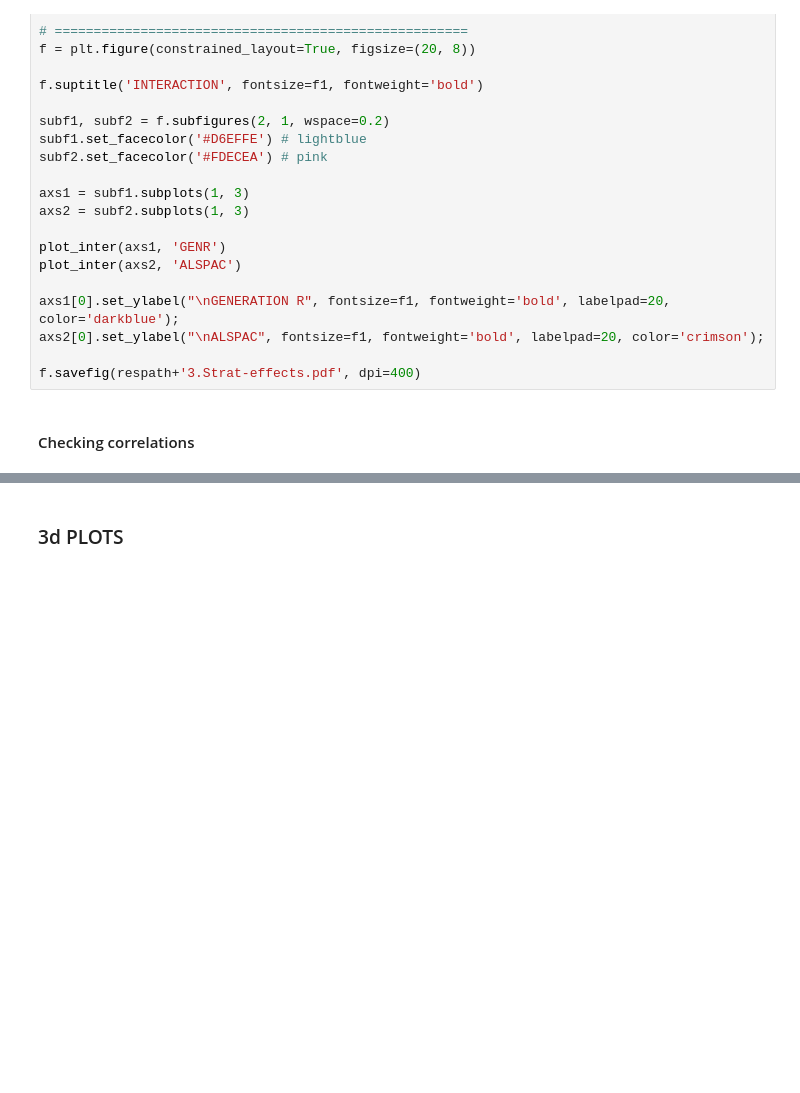
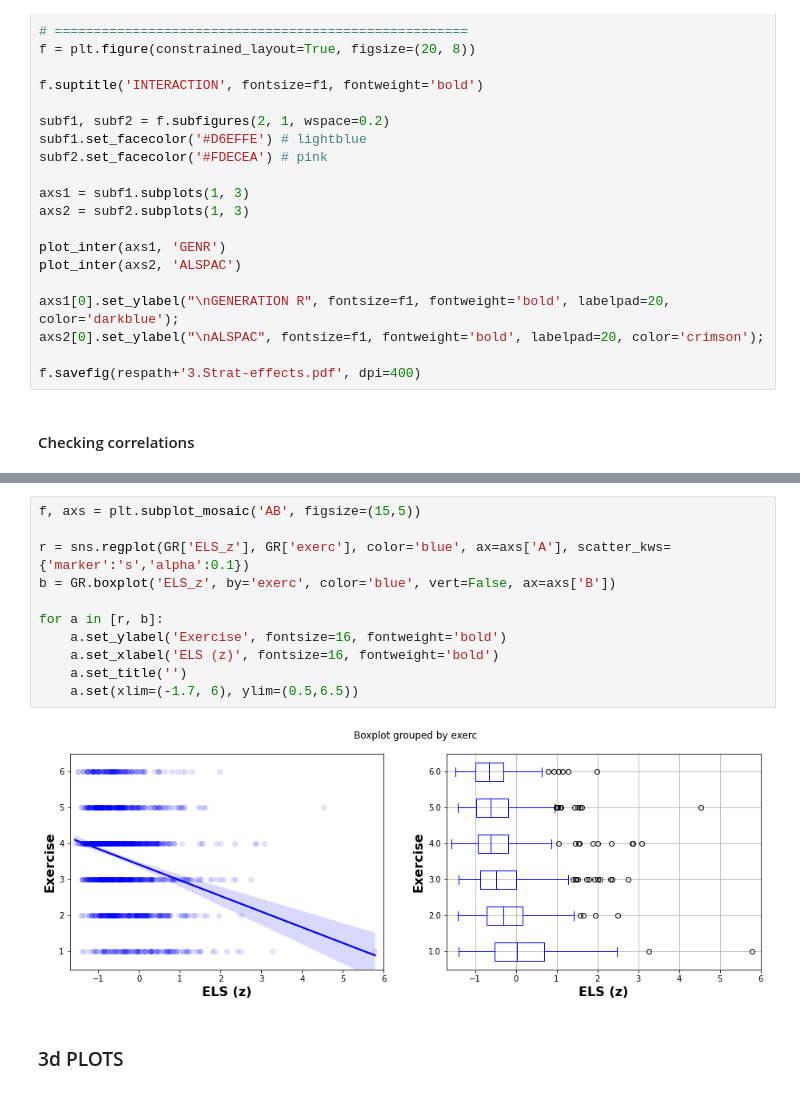
Before and after one commit to SereDef/lifestyle-moderators-project, a Jupyter notebook: Figures.ipynb, the cells around one changed output, grey strips where cells are left out. Drawn from its saved outputs; the diff is of its cells as text; blank space fills up the shorter version.

```diff
--- a/Figures.ipynb
+++ b/Figures.ipynb
@@ -556,3 +649,16 @@ sns.regplot(GR['sleep'], GR['mdiet'], 'o', ax=ax6, color='steelblue')
+# %%
+f, axs = plt.subplot_mosaic('AB', figsize=(15,5))
+
+r = sns.regplot(GR['ELS_z'], GR['exerc'], color='blue', ax=axs['A'], scatter_kws={'marker':'s','alpha':0.1})
+b = GR.boxplot('ELS_z', by='exerc', color='blue', vert=False, ax=axs['B'])
+
+for a in [r, b]:
+    a.set_ylabel('Exercise', fontsize=16, fontweight='bold')
+    a.set_xlabel('ELS (z)', fontsize=16, fontweight='bold')
+    a.set_title('')
+    a.set(xlim=(-1.7, 6), ylim=(0.5,6.5))
+# %% [output]
+[figure, added]
 # %% [markdown]
 ### 3d PLOTS
 # %%
```
Also changed, not shown: parts of 22 cells of this notebook, 4 other files.
